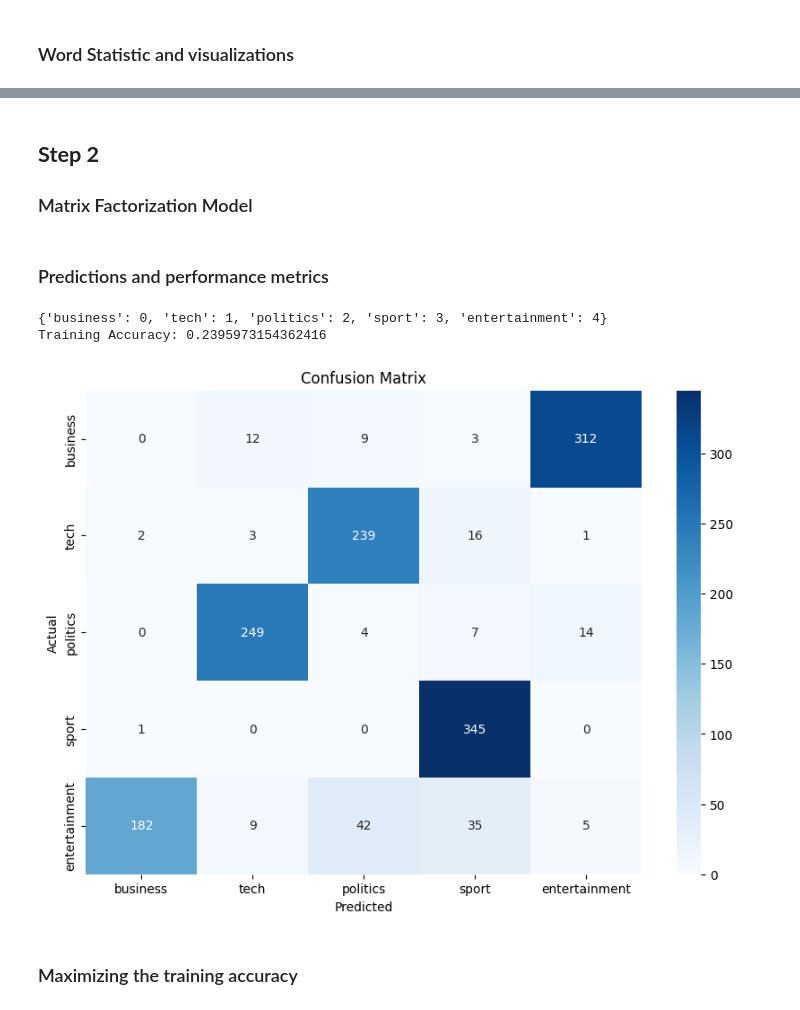
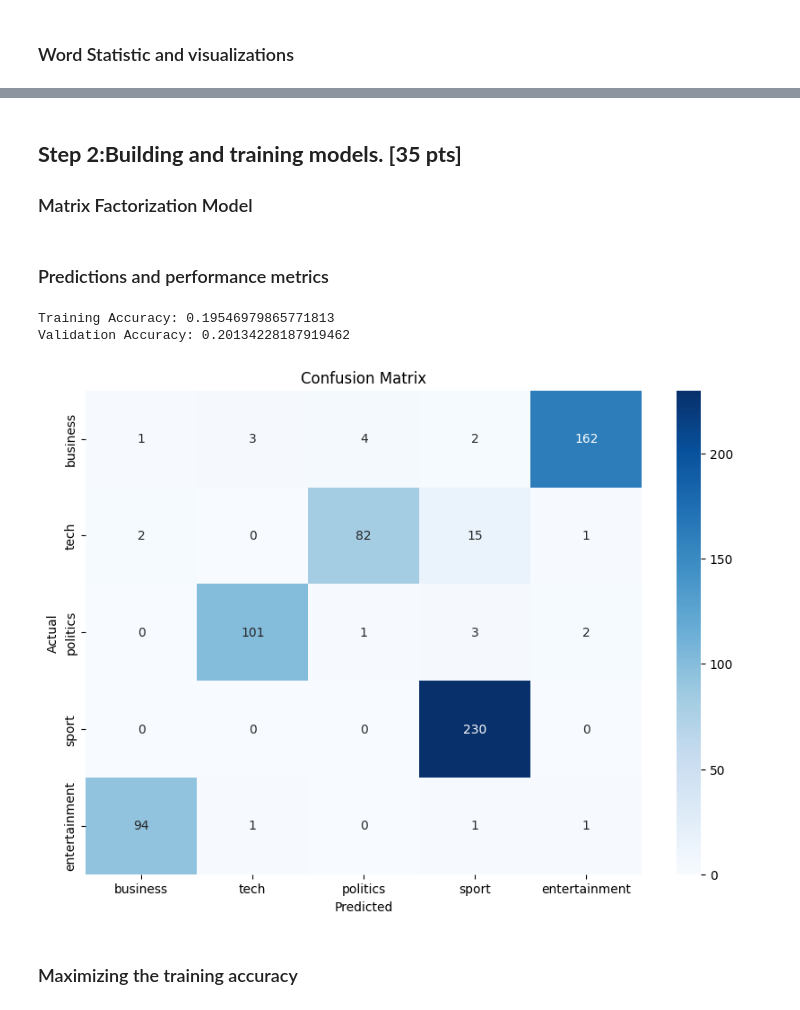
Before and after one commit to juanmarino15/BBCNewsClassification, a Jupyter notebook: BBCNewsClassificationProject.ipynb, the cells around one changed output, grey strips where cells are left out. Saved outputs shown, nothing was run; the diff lists cells and outputs as text; code cells hidden in the pictures.

```diff
--- a/BBCNewsClassificationProject.ipynb
+++ b/BBCNewsClassificationProject.ipynb
@@ -96,6 +103,16 @@ print(train_df['Cleaned_Article'].head())
 
 # Preprocessing for test dataset
 test_df['Cleaned_Text'] = test_df['Text'].apply(preprocess_text)
+
+from sklearn.model_selection import train_test_split
+
+# Splitting the training data into train and validation sets
+X_train_split, X_val_split, y_train_split, y_val_split = train_test_split(
+    train_df['Cleaned_Article'],
+    train_df['Category'],
+    test_size=0.2,
+    random_state=42
+)
 # %% [output]
 0    worldcom exboss launch defence lawyer defendin...
 1    german business confidence slide german busine...
@@ -112,7 +129,8 @@ For this problem we will use TF-IDF (Term Frequency-Inverse Document Frequency).
 - IDF (Inverse Document Frequency): It measures how important a term is. While computing TF, all terms are considered equally important. However, certain terms, such as "is" or "and", may appear many times but have little importance. Thus we need to weigh down the frequent terms while scaling up the rare ones.
 # %%
 vectorizer = TfidfVectorizer(max_features=5000) # Limit to top 5000 words for simplicity
-X_train = vectorizer.fit_transform(train_df['Cleaned_Article'])
+X_train = vectorizer.fit_transform(X_train_split)
+X_val = vectorizer.transform(X_val_split)
 # %% [markdown]
 ### Word Statistic and visualizations
 # %%
@@ -137,5 +155,5 @@ for category in categories:
 # %% [markdown]
-## **Step 2**
+## **Step 2:Building and training models. [35 pts]**
 
 ### Matrix Factorization Model
 # %%
@@ -146,45 +164,56 @@ H = nmf.components_
 # %% [markdown]
 ### Predictions and performance metrics
 # %%
-
-
 # Create label mapping
 unique_categories = train_df['Category'].unique()
 label_mapping = {category: index for index, category in enumerate(unique_categories)}
-print(label_mapping)
 
 # Get dominant topic for each document
 train_predictions = np.argmax(W_train, axis=1)
 
 # For test data
 X_test = vectorizer.transform(test_df['Cleaned_Text'])
 W_test = nmf.transform(X_test)
 test_predictions = np.argmax(W_test, axis=1)
 
-
-train_accuracy = accuracy_score(train_df['Category'].map(label_mapping), train_predictions)
+train_accuracy = accuracy_score(y_train_split.map(label_mapping), train_predictions)
 print("Training Accuracy:", train_accuracy)
 
-##For confusion matrix
+# For validation data
+W_val = nmf.transform(X_val)
+val_predictions = np.argmax(W_val, axis=1)
 
+val_accuracy = accuracy_score(y_val_split.map(label_mapping), val_predictions)
+print("Validation Accuracy:", val_accuracy)
+
+# For confusion matrix
 
 # Get the numeric labels for the 'Category' column
-true_labels = train_df['Category'].map(label_mapping)
+true_labels = y_train_split.map(label_mapping)
 
 # Compute the confusion matrix
-cm = confusion_matrix(true_labels, train_predictions)
+cm = confusion_matrix(true_labels, train_predictions, labels=list(label_mapping.values()))
+
+# Adjust the confusion matrix to ensure all categories are reflected
+if cm.shape[0] < len(unique_categories):
+    missing_rows = len(unique_categories) - cm.shape[0]
+    cm = np.vstack([cm, np.zeros((missing_rows, cm.shape[1]))])
+
+if cm.shape[1] < len(unique_categories):
+    missing_cols = len(unique_categories) - cm.shape[1]
+    cm = np.hstack([cm, np.zeros((cm.shape[0], missing_cols))])
 
 # Visualize the confusion matrix
 plt.figure(figsize=(10,7))
 sns.heatmap(cm, annot=True, fmt="d", cmap="Blues", xticklabels=label_mapping.keys(), yticklabels=label_mapping.keys())
 plt.ylabel('Actual')
 plt.xlabel('Predicted')
 plt.title('Confusion Matrix')
 plt.show()
 # %% [output]
-{'business': 0, 'tech': 1, 'politics': 2, 'sport': 3, 'entertainment': 4}
-Training Accuracy: 0.2395973154362416
+Training Accuracy: 0.19546979865771813
+Validation Accuracy: 0.20134228187919462
-[figure, old version]
+[figure, new version]
 # %% [markdown]
 ### Maximizing the training accuracy
 # %%
```
Also changed, not shown: parts of 10 cells of this notebook, 8 other files.
